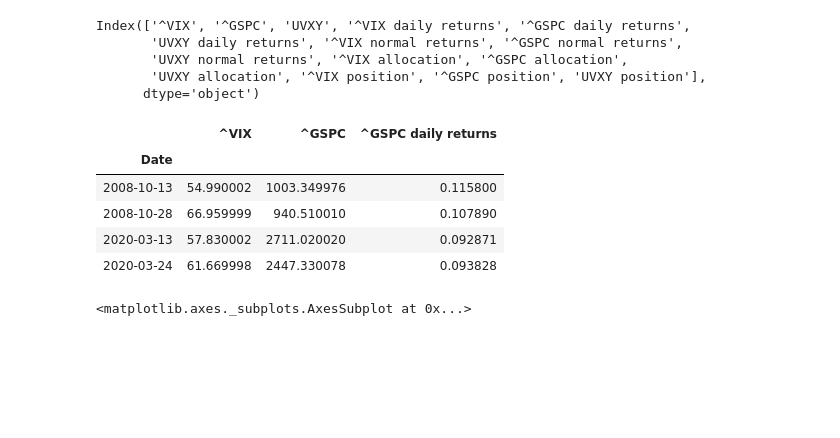
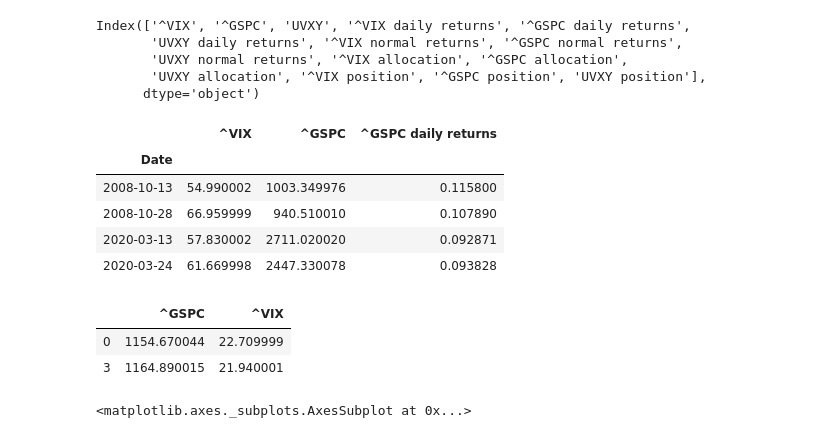
Before and after one commit to Berkat0789/Portfolio, a Jupyter notebook: Finance/Vix_Analysis/VIX vs SPY.ipynb, the cells around one changed output. Drawn from its saved outputs; the diff is of its cells as text; code cells hidden in the pictures; blank space fills up the shorter version.

```diff
--- a/Finance/Vix_Analysis/VIX vs SPY.ipynb
+++ b/Finance/Vix_Analysis/VIX vs SPY.ipynb
@@ -105,6 +128,12 @@ data[data["^GSPC daily returns"] * 100 > 7.2][["^VIX","^GSPC", '^GSPC daily retu
 | 2008-10-28 | 66.959999 | 940.510010 | 0.107890 |
 | 2020-03-13 | 57.830002 | 2711.020020 | 0.092871 |
 | 2020-03-24 | 61.669998 | 2447.330078 | 0.093828 |
+# %%
+data.reset_index().loc[[0,3], ["^GSPC", "^VIX"]]
+# %% [output]
+|  | ^GSPC | ^VIX |
+| 0 | 1154.670044 | 22.709999 |
+| 3 | 1164.890015 | 21.940001 |
 # %%
 data[(data["^GSPC daily returns"] * 100 > 7.2)]["^VIX"].plot(figsize = (16,6), marker = "o", ls = "--")
 # %% [output]
```
Also changed, not shown: parts of 4 cells of this notebook, 1 other file.
